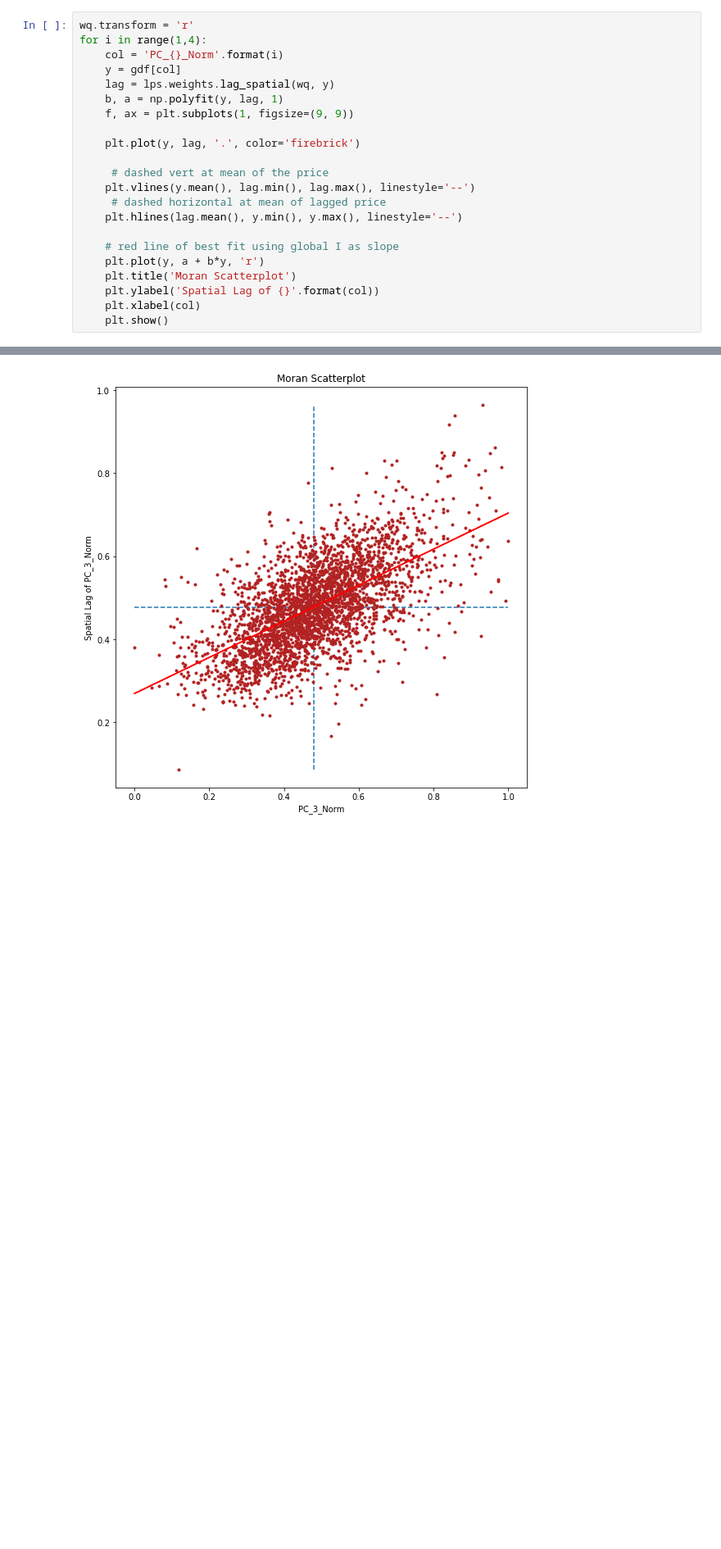
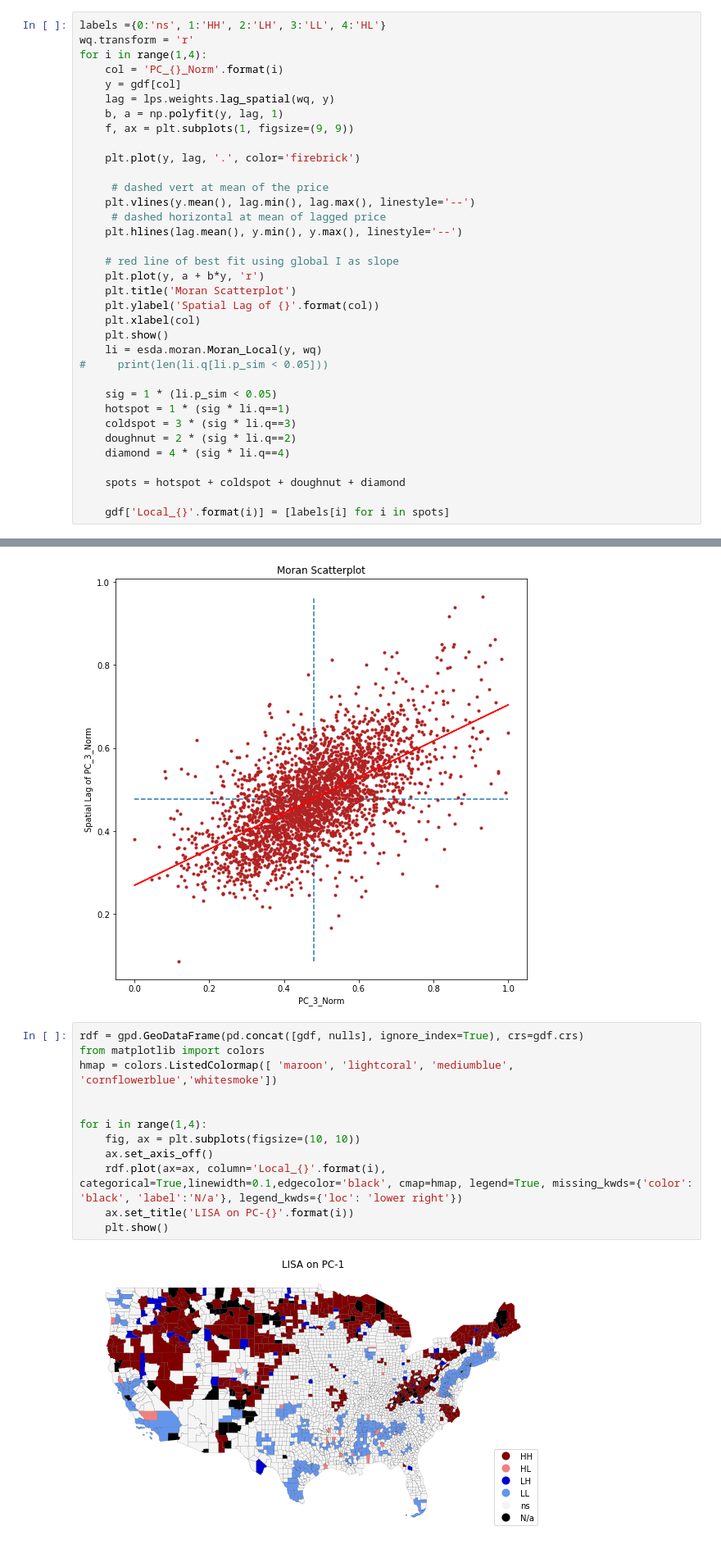
Before and after one commit to GMU-GGS-NSF-ABM-Research/Mobility-Trends, a Jupyter notebook: Spatial Autocorrelation.ipynb, the cells around one changed output, grey strips where cells are left out. Shown at 82% size. Drawn from its saved outputs; the diff is of its cells as text; blank space fills up the shorter version.

```diff
--- a/Spatial Autocorrelation.ipynb
+++ b/Spatial Autocorrelation.ipynb
@@ -47,4 +65,5 @@ Prob : 0.001
 # %%
+labels ={0:'ns', 1:'HH', 2:'LH', 3:'LL', 4:'HL'}
 wq.transform = 'r'
 for i in range(1,4):
     col = 'PC_{}_Norm'.format(i)
@@ -66,7 +85,33 @@ for i in range(1,4):
     plt.ylabel('Spatial Lag of {}'.format(col))
     plt.xlabel(col)
     plt.show()
+    li = esda.moran.Moran_Local(y, wq)
+#     print(len(li.q[li.p_sim < 0.05]))
+
+    sig = 1 * (li.p_sim < 0.05)
+    hotspot = 1 * (sig * li.q==1)
+    coldspot = 3 * (sig * li.q==3)
+    doughnut = 2 * (sig * li.q==2)
+    diamond = 4 * (sig * li.q==4)
+
+    spots = hotspot + coldspot + doughnut + diamond
+
+    gdf['Local_{}'.format(i)] = [labels[i] for i in spots]
 # %% [output]
 [figure]
 [figure]
 [figure]
+# %%
+rdf = gpd.GeoDataFrame(pd.concat([gdf, nulls], ignore_index=True), crs=gdf.crs)
+from matplotlib import colors
+hmap = colors.ListedColormap([ 'maroon', 'lightcoral', 'mediumblue', 'cornflowerblue','whitesmoke'])
+
+
+for i in range(1,4):
+    fig, ax = plt.subplots(figsize=(10, 10))
+    ax.set_axis_off()
+    rdf.plot(ax=ax, column='Local_{}'.format(i), categorical=True,linewidth=0.1,edgecolor='black', cmap=hmap, legend=True, missing_kwds={'color': 'black', 'label':'N/a'}, legend_kwds={'loc': 'lower right'})
+    ax.set_title('LISA on PC-{}'.format(i))
+    plt.show()
+# %% [output]
+[figure, added]
```
Also changed, not shown: parts of 7 cells of this notebook.
